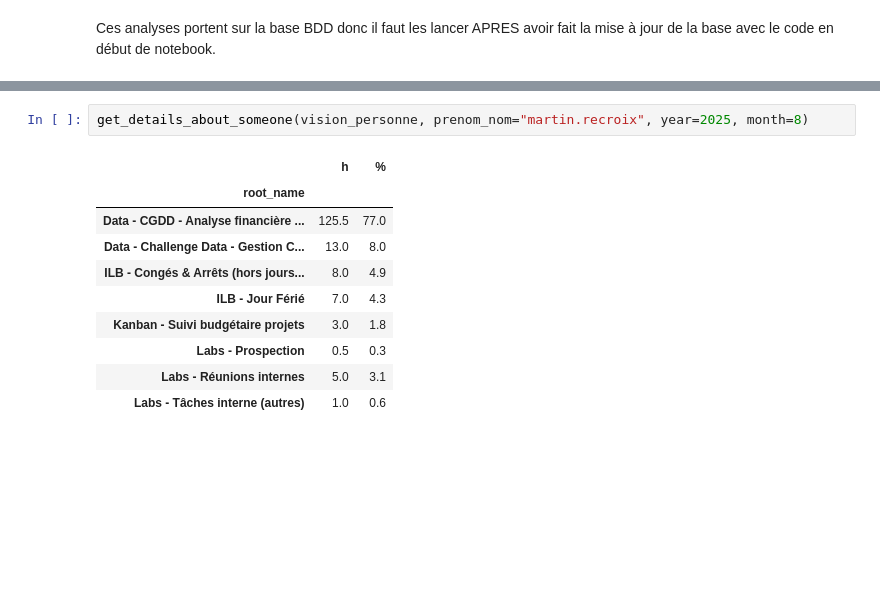
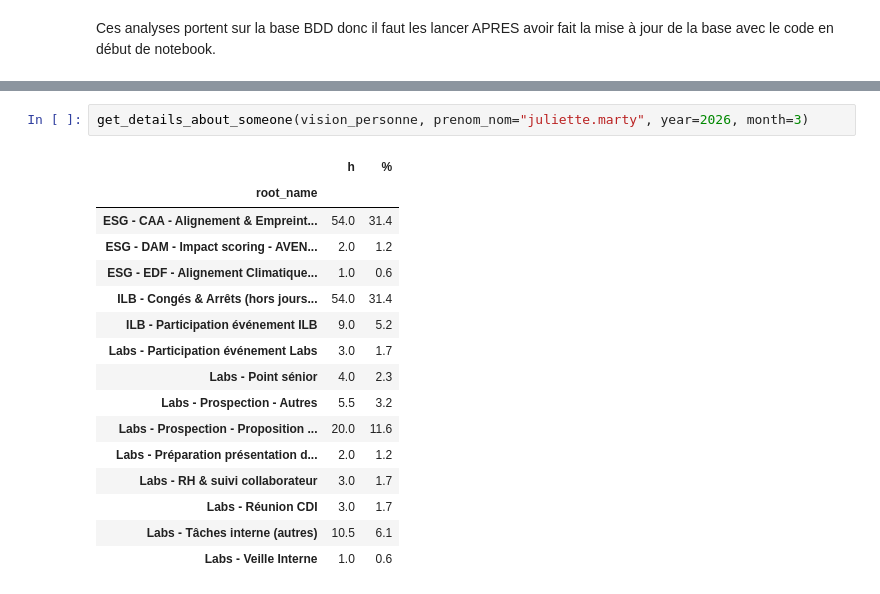
Before and after one commit to tiphanie-motel/Suivi-Staffing-ILB, a Jupyter notebook: notebook.ipynb, the cells around one changed output, grey strips where cells are left out. Cells and saved outputs as stored; diff of their text form; blank space fills up the shorter version.

```diff
--- a/notebook.ipynb
+++ b/notebook.ipynb
@@ -139,13 +130,19 @@ utils_contrat = data['bdd_utils_contrat']
 # %%
-get_details_about_someone(vision_personne, prenom_nom="martin.recroix", year=2025, month=8)
+get_details_about_someone(vision_personne, prenom_nom="juliette.marty", year=2026, month=3)
 # %% [output]
 |  | h | % |
 | root_name |  |  |
-| Data - CGDD - Analyse financière ... | 125.5 | 77.0 |
-| Data - Challenge Data - Gestion C... | 13.0 | 8.0 |
-| ILB - Congés & Arrêts (hors jours... | 8.0 | 4.9 |
-| ILB - Jour Férié | 7.0 | 4.3 |
-| Kanban - Suivi budgétaire projets | 3.0 | 1.8 |
-| Labs - Prospection | 0.5 | 0.3 |
-| Labs - Réunions internes | 5.0 | 3.1 |
-| Labs - Tâches interne (autres) | 1.0 | 0.6 |
+| ESG - CAA - Alignement & Empreint... | 54.0 | 31.4 |
+| ESG - DAM - Impact scoring - AVEN... | 2.0 | 1.2 |
+| ESG - EDF - Alignement Climatique... | 1.0 | 0.6 |
+| ILB - Congés & Arrêts (hors jours... | 54.0 | 31.4 |
+| ILB - Participation événement ILB | 9.0 | 5.2 |
+| Labs - Participation événement Labs | 3.0 | 1.7 |
+| Labs - Point sénior | 4.0 | 2.3 |
+| Labs - Prospection - Autres | 5.5 | 3.2 |
+| Labs - Prospection - Proposition ... | 20.0 | 11.6 |
+| Labs - Préparation présentation d... | 2.0 | 1.2 |
+| Labs - RH & suivi collaborateur | 3.0 | 1.7 |
+| Labs - Réunion CDI | 3.0 | 1.7 |
+| Labs - Tâches interne (autres) | 10.5 | 6.1 |
+| Labs - Veille Interne | 1.0 | 0.6 |
```
Also changed, not shown: parts of 5 cells of this notebook.
